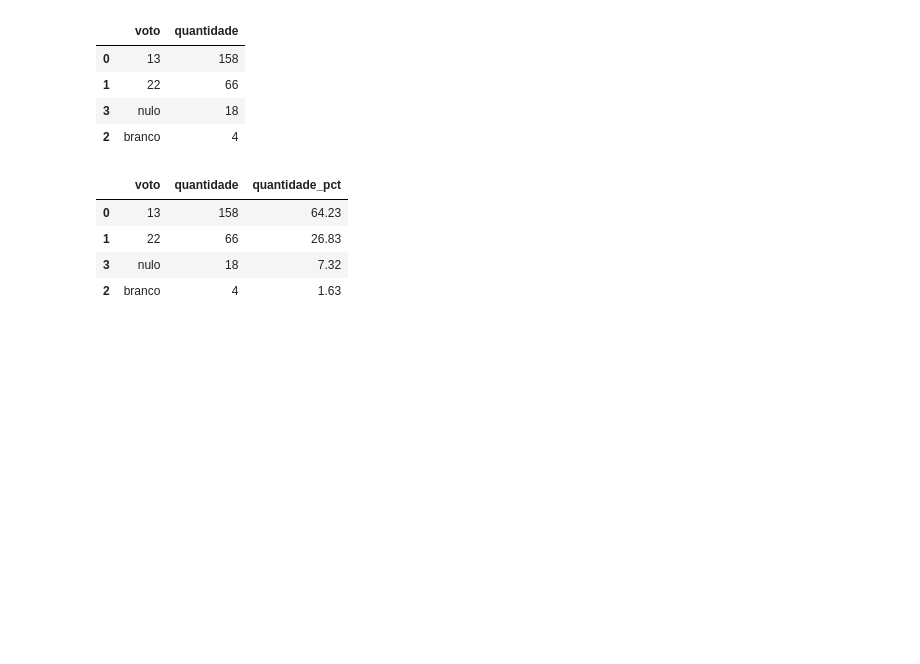
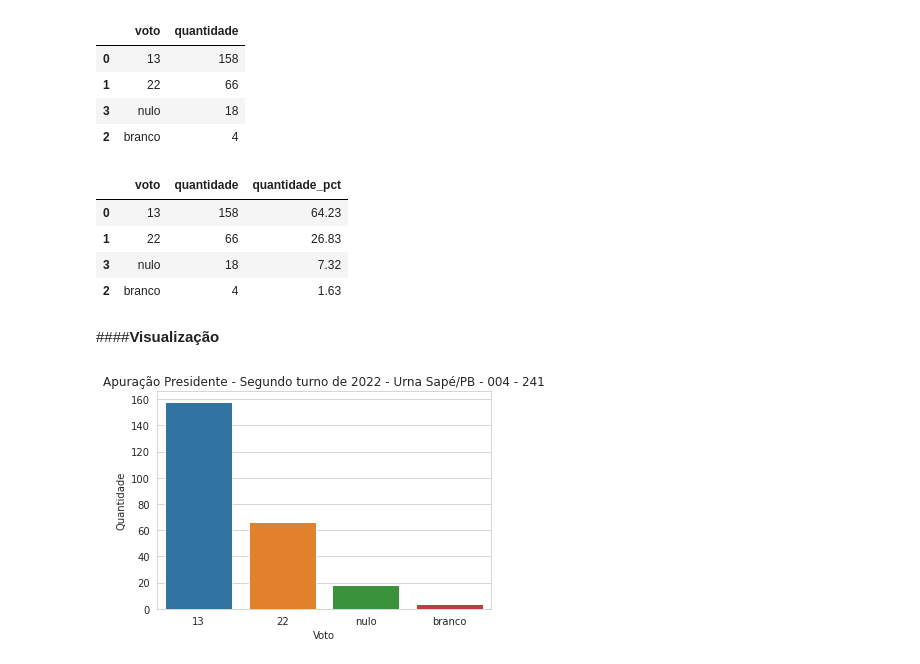
Before and after one commit to lidiaperside/eleicoes, a Jupyter notebook: Eleicoes.ipynb, the cells around one changed output. Saved outputs shown, nothing was run; the diff lists cells and outputs as text; code cells hidden in the pictures; blank space fills up the shorter version.

```diff
--- a/Eleicoes.ipynb
+++ b/Eleicoes.ipynb
@@ -155,3 +153,5 @@ votes_table_agg
 | 1 | 22 | 66 | 26.83 |
 | 3 | nulo | 18 | 7.32 |
 | 2 | branco | 4 | 1.63 |
+# %% [markdown]
+####**Visualização**
@@ -157,0 +162,15 @@ votes_table_agg
+# %%
+#quantidade de votos absolutos
+
+x_column = 'voto'
+y_column = 'quantidade'
+
+title = f'Apuração Presidente - Segundo turno de 2022 - Urna {URNA}'
+x_lable = 'Voto'
+y_lable = 'Quantidade'
+
+with sns.axes_style('whitegrid'):
+  chart = sns.barplot(data=votes_table_agg, x=x_column, y=y_column)
+  chart.set(title=title, xlabel=x_lable, ylabel=y_lable);
+# %% [output]
+[figure, added]
```
Also changed, not shown: parts of 4 cells of this notebook.
